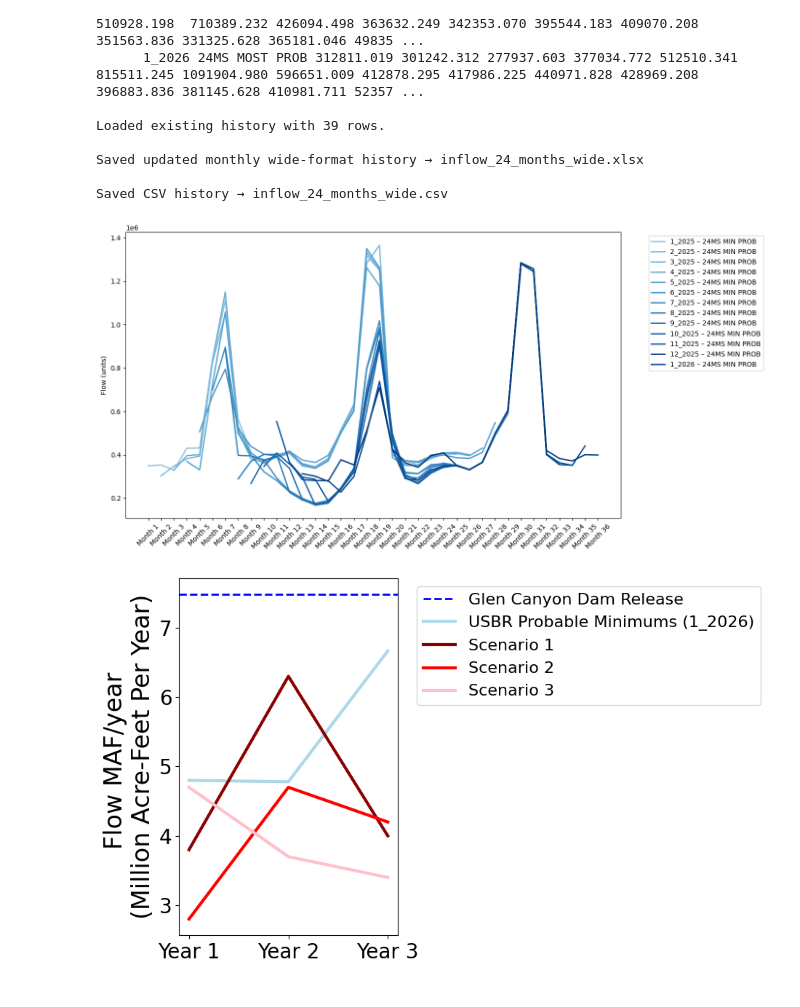
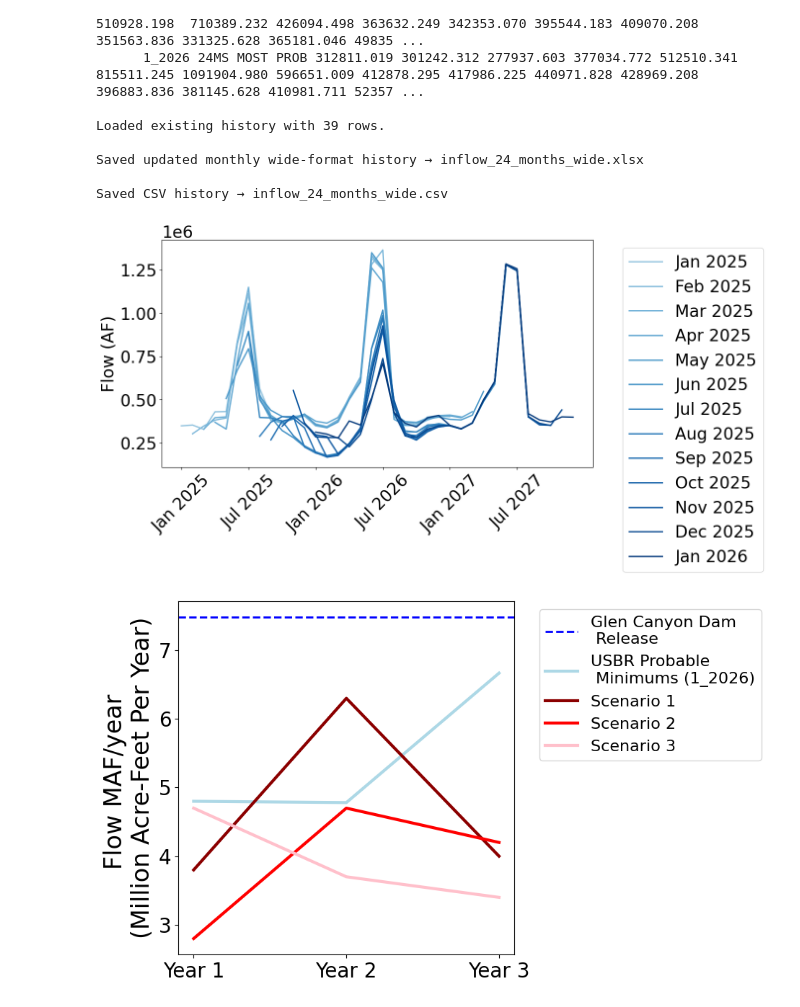
Before and after one commit to ImmersiveModelsColoradoRiver/LakeMeadDivideInflow, a Jupyter notebook: PowellInflow/LakePowellForecastHistory.ipynb, the cells around one changed output. Drawn from its saved outputs; the diff is of its cells as text; code cells hidden in the pictures.

```diff
--- a/PowellInflow/LakePowellForecastHistory.ipynb
+++ b/PowellInflow/LakePowellForecastHistory.ipynb
@@ -154,8 +154,14 @@ df = df.dropna(axis=1, how='all')
 # Filter to only 24MS MIN PROB
 df_min = df[df['variable'] == '24MS MIN PROB'].copy()
 
+def format_release_label(release_date):
+    month, year = release_date.split("_")
+    dt = datetime(int(year), int(month), 1)
+    return dt.strftime("%b %Y")
+
+
 # Create a trace name
-df_min['Trace'] = df_min['release_date'] + ' – ' + df_min['variable']
+df_min['Trace'] = df_min['release_date'].apply(format_release_label)
 df_min = df_min.set_index('Trace')
 
 # Month columns
@@ -163,37 +169,47 @@ months = [f'month_{i}' for i in range(1, 25)]
 
 # Number of traces
 n_traces = len(df_min)
 
 # Extended x-axis length
 total_months = 24 + (n_traces - 1)
 
-# New labels
-labels = [f'Month {i}' for i in range(1, total_months + 1)]
+# REAL CALENDAR LABELS STARTING JAN 2025
+start_date = datetime(2025, 1, 1)
+labels = [
+    (start_date + relativedelta(months=i)).strftime("%b %Y")
+    for i in range(total_months)
+]
+
 
 # Blue gradient
 colors = plt.cm.Blues(np.linspace(0.4, 0.95, n_traces))
 
 plt.figure(figsize=(14, 7))
 
 for i, (trace, color) in enumerate(zip(df_min.index, colors)):
     y = df_min.loc[trace, months].values
 
     # Stagger by i months
     shifted = np.concatenate([np.full(i, np.nan), y])
 
     # Pad to full length
     if len(shifted) < total_months:
         shifted = np.concatenate([shifted, np.full(total_months - len(shifted), np.nan)])
 
     plt.plot(labels, shifted, label=trace, linewidth=2, color=color)
 
-plt.ylabel('Flow (units)')
+# Show only every 3rd month label
+plt.xticks(ticks=range(0, total_months, 6),
+           labels=[labels[i] for i in range(0, total_months, 6)],
+           rotation=45)
+
+plt.ylabel('Flow (AF)')
 plt.xticks(rotation=45)
 plt.legend(bbox_to_anchor=(1.05, 1), loc='upper left')
 plt.tight_layout()
 plt.show()
 # %% [output]
-[figure, old version]
+[figure, new version]
 # %%
 
 # LOAD USBR 24-MONTH MIN PROB FORECASTS
@@ -224,7 +240,7 @@ for trace in df_min.index:
 most_recent_trace = df_min.index[-1]
 most_recent_release_date = df_min.loc[most_recent_trace, 'release_date']
 
-usbr_label = f"USBR Probable Minimums ({most_recent_release_date})"
+usbr_label = f"USBR Probable \n Minimums ({most_recent_release_date})"
 annual_df = annual_df.rename(index={most_recent_trace: usbr_label})
 
 
@@ -308,7 +324,7 @@ custom_styles = {
 plt.figure(figsize=(10, 6))
 
 # Constant line at 7.48 MAF
-plt.axhline(y=7.48, color='blue', linestyle='--', linewidth=2, label='Glen Canyon Dam Release')
+plt.axhline(y=7.48, color='blue', linestyle='--', linewidth=2, label='Glen Canyon Dam  Release')
 
 for trace, style in custom_styles.items():
     if trace in combined.index:
@@ -321,4 +337,4 @@ plt.legend(bbox_to_anchor=(1.05, 1), loc='upper left', fontsize=16)
 plt.tight_layout()
 plt.show()
 # %% [output]
-[figure, old version]
+[figure, new version]
```
